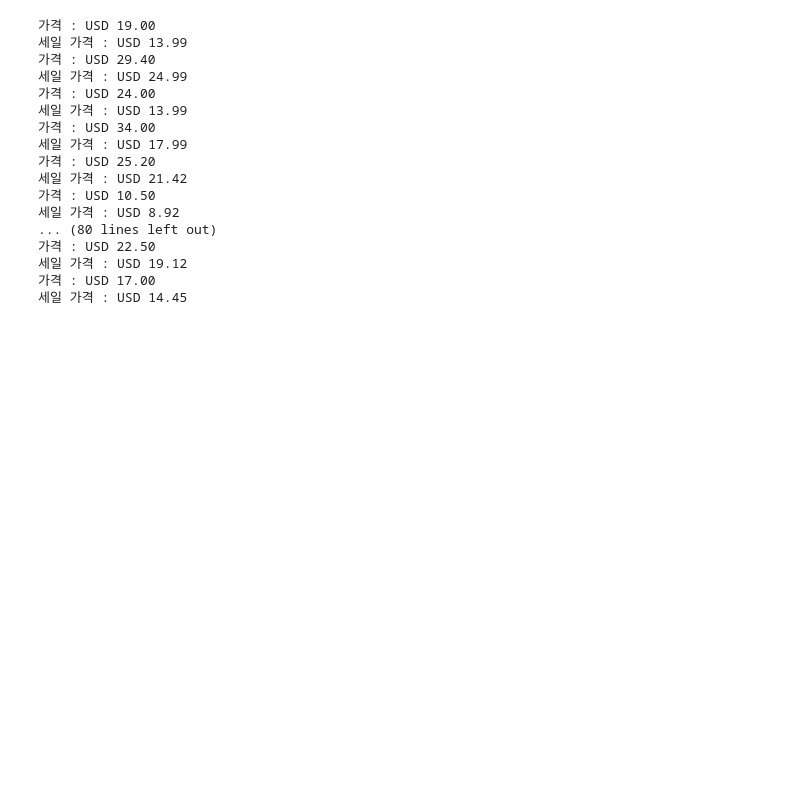
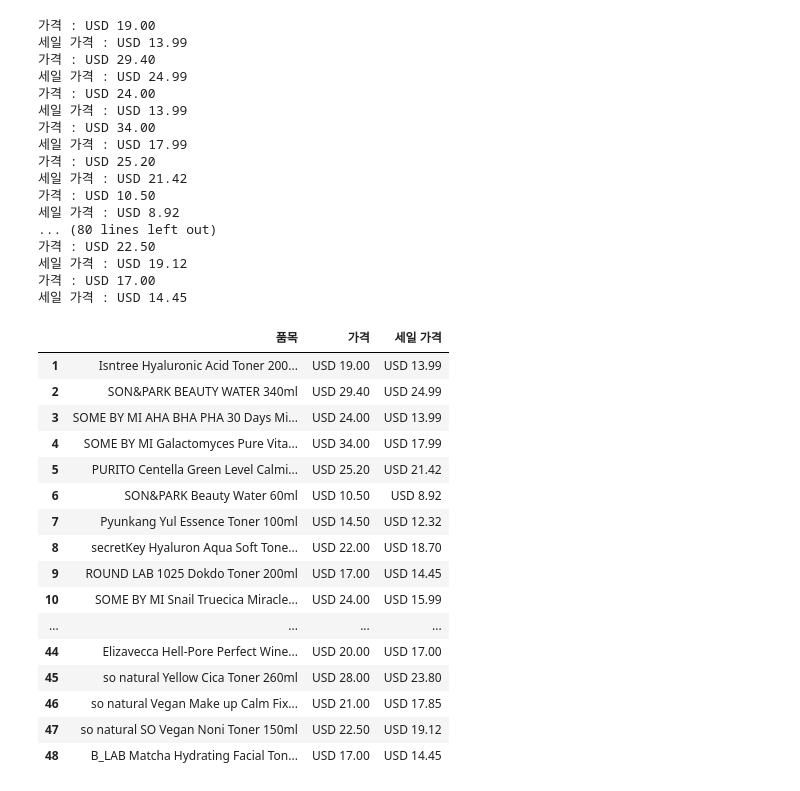
Before and after one commit to happyquokkka/TIL_Web, a Jupyter notebook: Front_end/Crawling/03_0 쇼핑몰 사이트 크롤링.ipynb, the cells around one changed output. Drawn from its saved outputs; the diff is of its cells as text; code cells hidden in the pictures; blank space fills up the shorter version.

```diff
--- a/Front_end/Crawling/03_0 쇼핑몰 사이트 크롤링.ipynb
+++ b/Front_end/Crawling/03_0 쇼핑몰 사이트 크롤링.ipynb
@@ -171,0 +149,37 @@ for box in prd_boxes :
+# %%
+# 연습문제
+# 위 코드를 아래와 같이 출력되게 변경하시오.
+# 품목 : xxx
+# 가격 : xxx
+# 세일가격 : xxx
+
+# 위에서 수집한 데이터를 df로 저장해보시오
+list =[]
+for box in prd_boxes :
+    price_ul = box.find("ul")
+    price_span = price_ul.findAll("span")
+    p_tag = box.find("p", {"class":"name"})
+    span = p_tag.find("span")
+    list.append({"품목":span.text,"가격":price_span[1].text,"세일 가격":price_span[-1].text})
+
+import pandas as pd
+df = pd.DataFrame(list, index=range(1,(len(prd_boxes)+1)))
+df
+# %% [output]
+|  | 품목 | 가격 | 세일 가격 |
+| 1 | Isntree Hyaluronic Acid Toner 200... | USD 19.00 | USD 13.99 |
+| 2 | SON&PARK BEAUTY WATER 340ml | USD 29.40 | USD 24.99 |
+| 3 | SOME BY MI AHA BHA PHA 30 Days Mi... | USD 24.00 | USD 13.99 |
+| 4 | SOME BY MI Galactomyces Pure Vita... | USD 34.00 | USD 17.99 |
+| 5 | PURITO Centella Green Level Calmi... | USD 25.20 | USD 21.42 |
+| 6 | SON&PARK Beauty Water 60ml | USD 10.50 | USD 8.92 |
+| 7 | Pyunkang Yul Essence Toner 100ml | USD 14.50 | USD 12.32 |
+| 8 | secretKey Hyaluron Aqua Soft Tone... | USD 22.00 | USD 18.70 |
+| 9 | ROUND LAB 1025 Dokdo Toner 200ml | USD 17.00 | USD 14.45 |
+| 10 | SOME BY MI Snail Truecica Miracle... | USD 24.00 | USD 15.99 |
+| ... | ... | ... | ... |
+| 44 | Elizavecca Hell-Pore Perfect Wine... | USD 20.00 | USD 17.00 |
+| 45 | so natural Yellow Cica Toner 260ml | USD 28.00 | USD 23.80 |
+| 46 | so natural Vegan Make up Calm Fix... | USD 21.00 | USD 17.85 |
+| 47 | so natural SO Vegan Noni Toner 150ml | USD 22.50 | USD 19.12 |
+| 48 | B_LAB Matcha Hydrating Facial Ton... | USD 17.00 | USD 14.45 |
```
Also changed, not shown: parts of 3 cells of this notebook, 4 other files.
